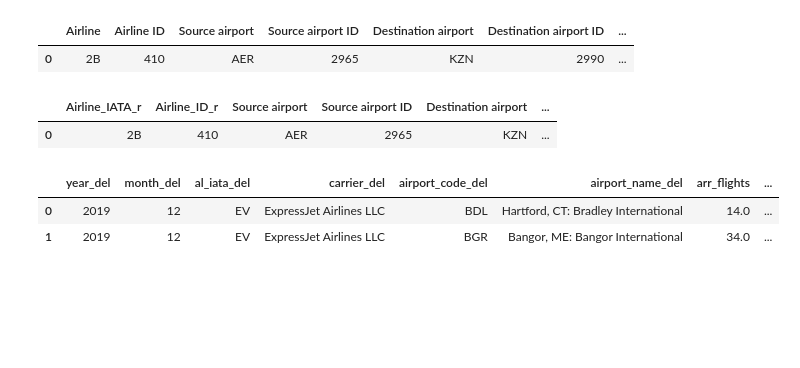
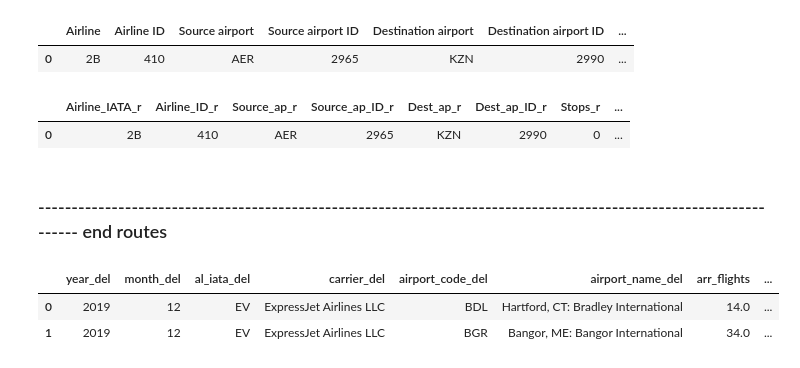
Before and after one commit to scottschriver/NSS_Capstone, a Jupyter notebook: Notebooks/Flight_delays.ipynb, the cells around one changed output. Cells and saved outputs as stored; diff of their text form; code cells hidden in the pictures; blank space fills up the shorter version.

```diff
--- a/Notebooks/Flight_delays.ipynb
+++ b/Notebooks/Flight_delays.ipynb
@@ -373,11 +456,13 @@ routes.head(1)
 |  | Airline | Airline ID | Source airport | Source airport ID | Destination airport | Destination airport ID | ... |
 | 0 | 2B | 410 | AER | 2965 | KZN | 2990 | ... |
 # %%
-routes.rename(columns = {'Airline':'Airline_IATA_r', 'Airline ID':'Airline_ID_r','Stops':'Stops_r','Equipment':'Plane_IATA_r'}, inplace=True)
+routes.rename(columns = {'Airline':'Airline_IATA_r', 'Airline ID':'Airline_ID_r', 'Source airport': 'Source_ap_r', 'Source airport ID': 'Source_ap_ID_r', 'Destination airport': 'Dest_ap_r', 'Destination airport ID': 'Dest_ap_ID_r', 'Stops':'Stops_r','Equipment':'Plane_IATA_r'}, inplace=True)
 routes.head(1)
 # %% [output]
-|  | Airline_IATA_r | Airline_ID_r | Source airport | Source airport ID | Destination airport | ... |
-| 0 | 2B | 410 | AER | 2965 | KZN | ... |
+|  | Airline_IATA_r | Airline_ID_r | Source_ap_r | Source_ap_ID_r | Dest_ap_r | Dest_ap_ID_r | Stops_r | ... |
+| 0 | 2B | 410 | AER | 2965 | KZN | 2990 | 0 | ... |
+# %% [markdown]
+### ------------------------------------------------------------------------------------------------------------------- end routes
 # %%
 ### Finding Number of Carrier Delays by more than 15 minutes
 ### Join Airlines with Delays
```
Also changed, not shown: parts of 30 cells of this notebook.
